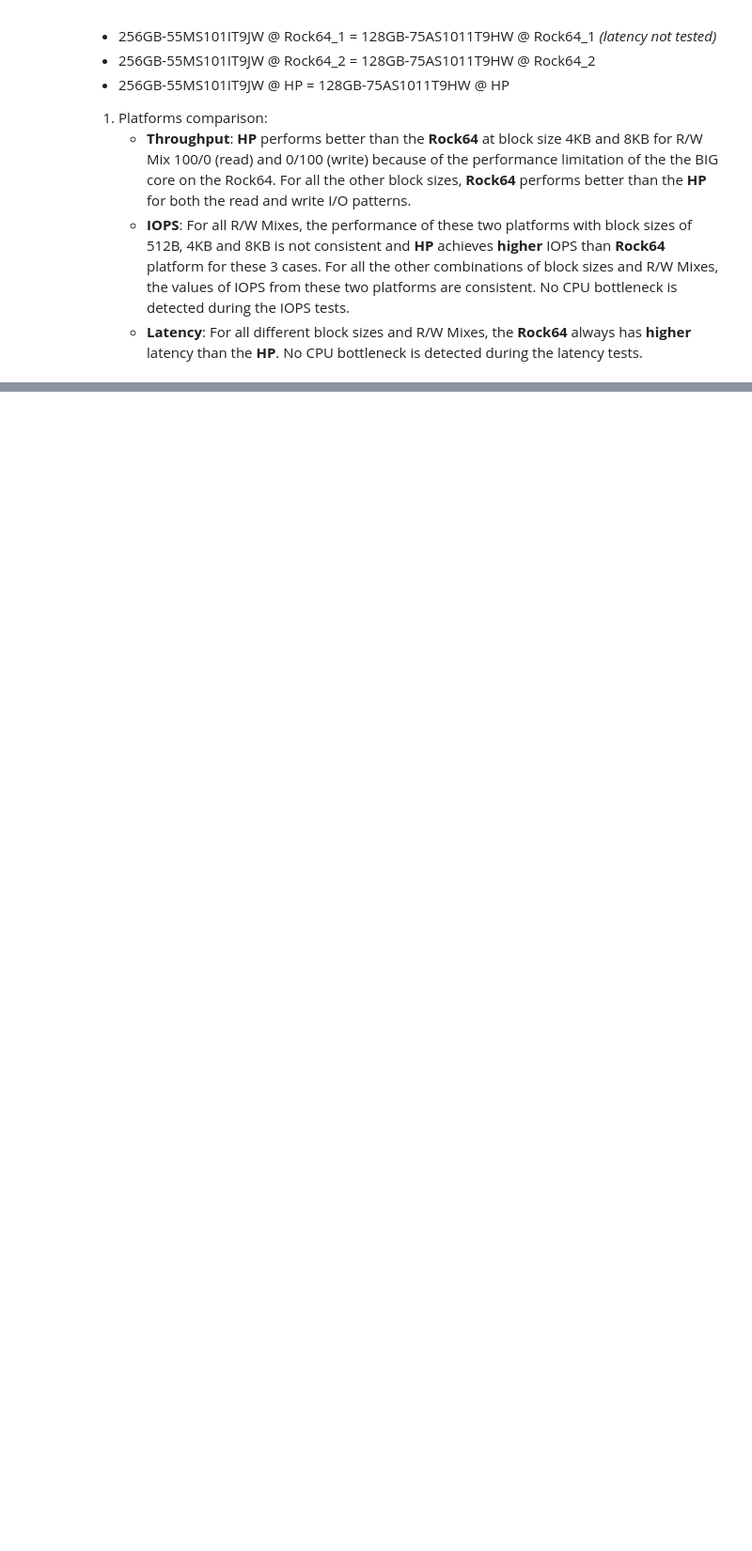
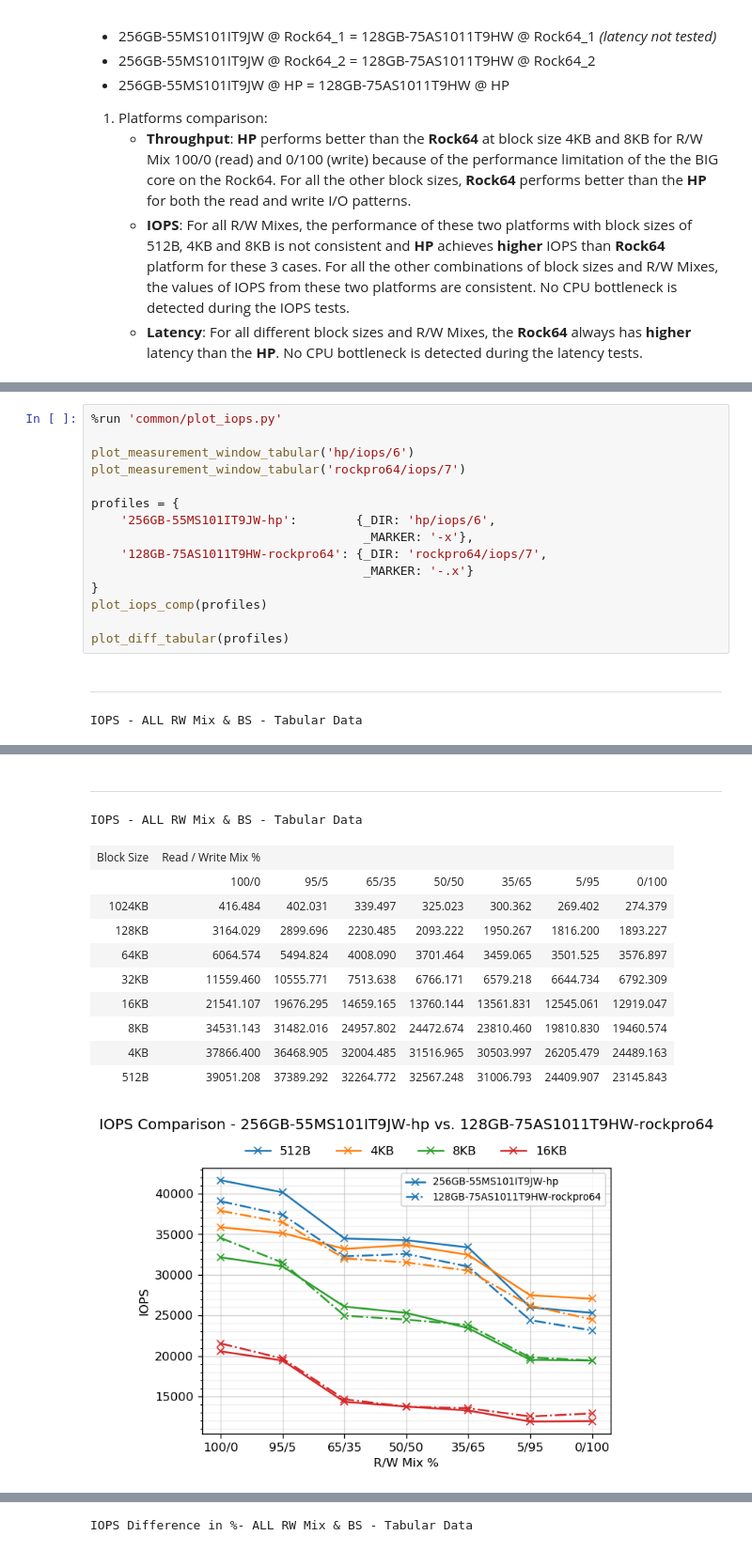
Before and after one commit to ljishen/SSSPT, a Jupyter notebook: analysis/notebooks/conclusion.ipynb, the cells around one changed output, grey strips where cells are left out. Shown: that part at 94% size. Cells and saved outputs as stored; diff of their text form; blank space fills up the shorter version.

```diff
--- a/analysis/notebooks/conclusion.ipynb
+++ b/analysis/notebooks/conclusion.ipynb
@@ -58,0 +98,18 @@
+# %%
+%run 'common/plot_iops.py'
+
+plot_measurement_window_tabular('hp/iops/6')
+plot_measurement_window_tabular('rockpro64/iops/7')
+
+profiles = {
+    '256GB-55MS101IT9JW-hp':        {_DIR: 'hp/iops/6',
+                                     _MARKER: '-x'},
+    '128GB-75AS1011T9HW-rockpro64': {_DIR: 'rockpro64/iops/7',
+                                     _MARKER: '-.x'}
+}
+plot_iops_comp(profiles)
+
+plot_diff_tabular(profiles)
+# %% [output]
+---
+IOPS - ALL RW Mix & BS - Tabular Data
@@ -58,0 +126,13 @@
+---
+IOPS - ALL RW Mix & BS - Tabular Data
+| Block Size | Read / Write Mix % |  |  |  |  |  |  |
+|  | 100/0 | 95/5 | 65/35 | 50/50 | 35/65 | 5/95 | 0/100 |
+| 1024KB | 416.484 | 402.031 | 339.497 | 325.023 | 300.362 | 269.402 | 274.379 |
+| 128KB | 3164.029 | 2899.696 | 2230.485 | 2093.222 | 1950.267 | 1816.200 | 1893.227 |
+| 64KB | 6064.574 | 5494.824 | 4008.090 | 3701.464 | 3459.065 | 3501.525 | 3576.897 |
+| 32KB | 11559.460 | 10555.771 | 7513.638 | 6766.171 | 6579.218 | 6644.734 | 6792.309 |
+| 16KB | 21541.107 | 19676.295 | 14659.165 | 13760.144 | 13561.831 | 12545.061 | 12919.047 |
+| 8KB | 34531.143 | 31482.016 | 24957.802 | 24472.674 | 23810.460 | 19810.830 | 19460.574 |
+| 4KB | 37866.400 | 36468.905 | 32004.485 | 31516.965 | 30503.997 | 26205.479 | 24489.163 |
+| 512B | 39051.208 | 37389.292 | 32264.772 | 32567.248 | 31006.793 | 24409.907 | 23145.843 |
+[figure, added]
@@ -58,0 +140 @@
+IOPS Difference in %- ALL RW Mix & BS - Tabular Data
```
Also changed, not shown: parts of 6 cells of this notebook, 6 other files.
